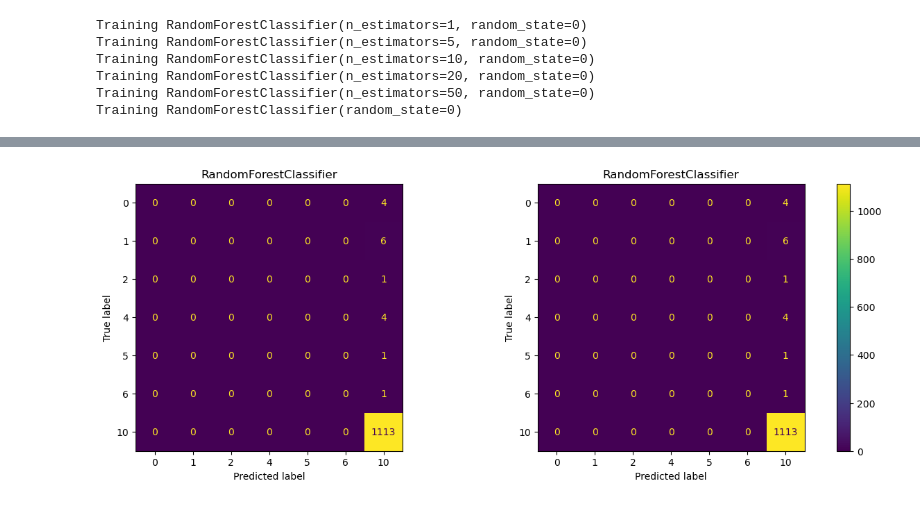
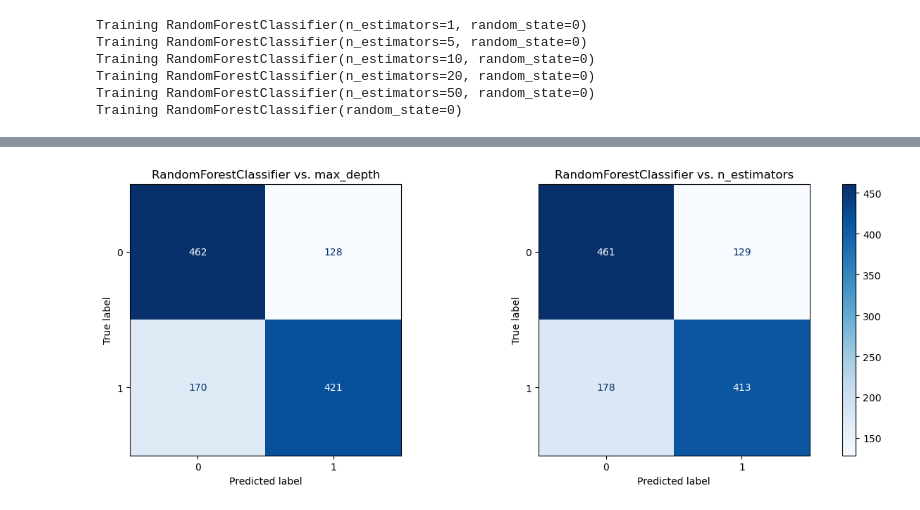
Before and after one commit to john-s-lin/hit-song-classifier, a Jupyter notebook: src/models/sklearn/rfc_sklearn.ipynb, the cells around one changed output, grey strips where cells are left out. Saved outputs shown, nothing was run; the diff lists cells and outputs as text; code cells hidden in the pictures.

Commit message:
patch: update sklearn for binary classification

```diff
--- a/src/models/sklearn/rfc_sklearn.ipynb
+++ b/src/models/sklearn/rfc_sklearn.ipynb
@@ -17,16 +17,22 @@ from sklearn.model_selection import train_test_split
 
 
 # Define our constants
-TARGET_DATA = "../../../data/join_datasets_with_class.csv"
+TARGET_DATA = "../../../data/spotify_enhanced_dataset_regularized.csv"
 RANDOM_SEED = 0
 TARGET_FEATURES = [
+    "popularity",
     "danceability",
-    "duration",
     "energy",
     "key",
     "loudness",
-    "song_hotttnesss",
+    "mode",
+    "speechiness",
+    "acousticness",
+    "instrumentalness",
+    "liveness",
+    "valence",
     "tempo",
+    "duration_ms",
     "time_signature",
 ]
 # %% [markdown]
@@ -58,7 +64,34 @@ def split_data(df: pd.DataFrame) -> tuple[pd.DataFrame, pd.DataFrame, pd.DataFra
     return train, val, test
 
 
+def binary_class_converter(df: pd.DataFrame) -> pd.DataFrame:
+    """Converts popularity to binary class
+
+    Args:
+        df (DataFrame): full dataframe
+
+    Returns:
+        DataFrame: _description_
+    """
+    df["class"] = df["class"].apply(lambda x: 0 if x != 10 else 1)
+    return df
+
+
+def equalize_sample_size(df: pd.DataFrame) -> pd.DataFrame:
+    sample_size = df["class"].value_counts().min()
+    df = pd.concat(
+        [
+            df[df["class"] == 0].sample(sample_size, random_state=RANDOM_SEED),
+            df[df["class"] == 1],
+        ],
+        axis=0,
+    )
+    return df
+
+
 df = load_data(TARGET_DATA)
-train_df, val_df, test_df = split_data(df)
+bin_df = binary_class_converter(df)
+bin_df = equalize_sample_size(bin_df)
+train_df, val_df, test_df = split_data(bin_df)
 print(f"Train: {train_df.shape}\nTest: {test_df.shape}\nVal: {val_df.shape}")
 # %% [output]
@@ -190,35 +223,37 @@ Wall time: 409 ms
 # %%
 model_list = [rfc_multi, rfc_trees]
+model_names = ["max_depth", "n_estimators"]
 
 # Generate a confusion matrix for each best model
 fig, axes = plt.subplots(1, 2, figsize=(15, 5))
 
 
 def generate_confusion_matrix(
     model_list: list, val_df: pd.DataFrame, test_df: pd.DataFrame
 ):
     """Generates a confusion matrix for each model in model_list"""
 
     for i, model in enumerate(model_list):
         val_score = score_estimators(val_df[TARGET_FEATURES], val_df["class"], model)
         best_val_score = max(val_score)
         best_val_idx = val_score.index(best_val_score)
 
         # Generate confusion matrix
         con_mtrx = sklearn.metrics.ConfusionMatrixDisplay.from_estimator(
             model[best_val_idx],
             test_df[TARGET_FEATURES],
             test_df["class"],
             display_labels=set(test_df["class"]),
             ax=axes[i % 2],
+            cmap="Blues",
             colorbar=False,
         )
 
-        con_mtrx.ax_.set_title(model[best_val_idx].__class__.__name__)
+        con_mtrx.ax_.set_title(f"{model[best_val_idx].__class__.__name__} vs. {model_names[i]}")
 
     fig.colorbar(con_mtrx.im_, ax=axes, fraction=0.046, pad=0.04)
 
 
 generate_confusion_matrix(model_list, val_df, test_df)
 # %% [output]
-[figure, old version]
+[figure, new version]
```
Also changed, not shown: parts of 4 cells of this notebook, 2 other files.
